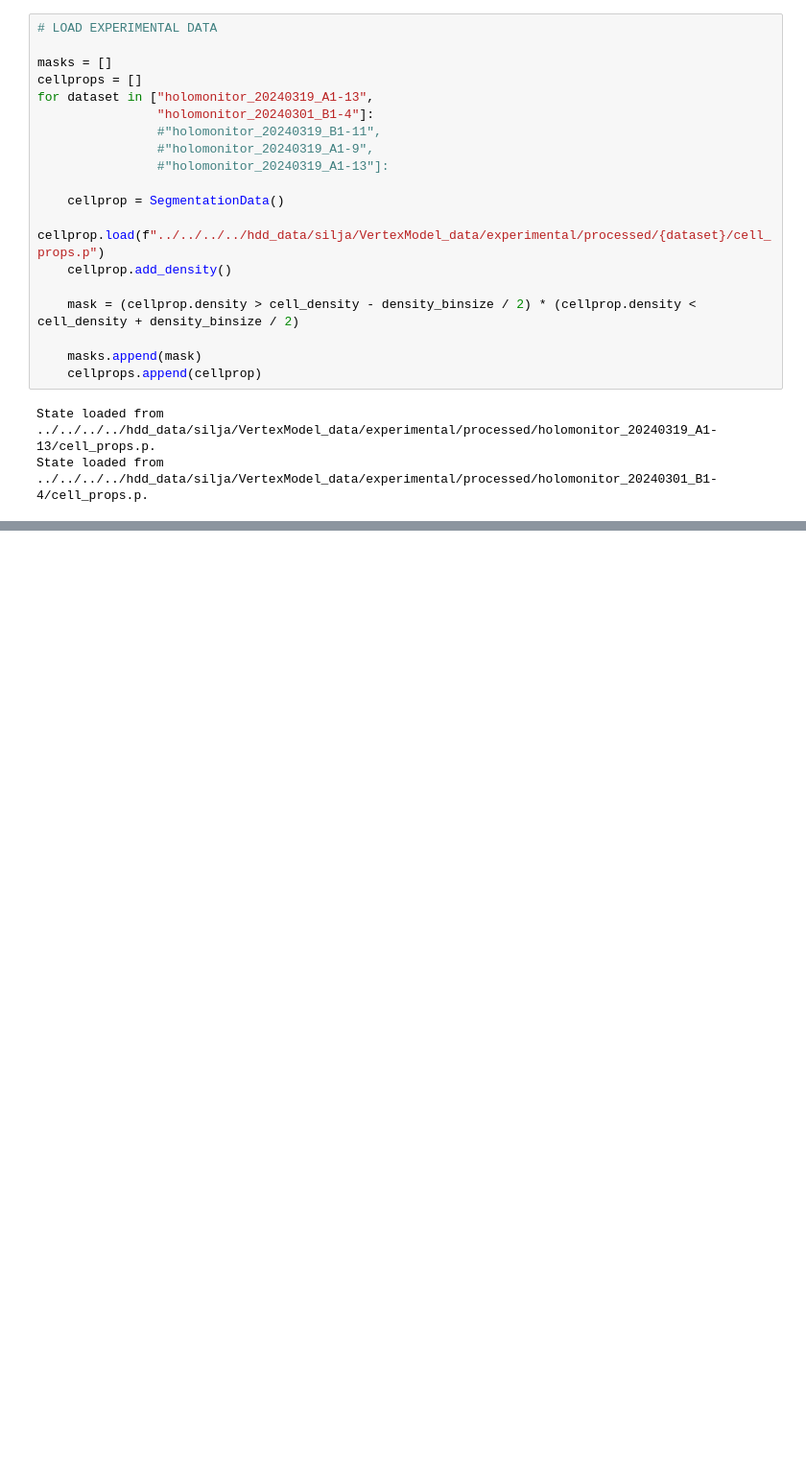
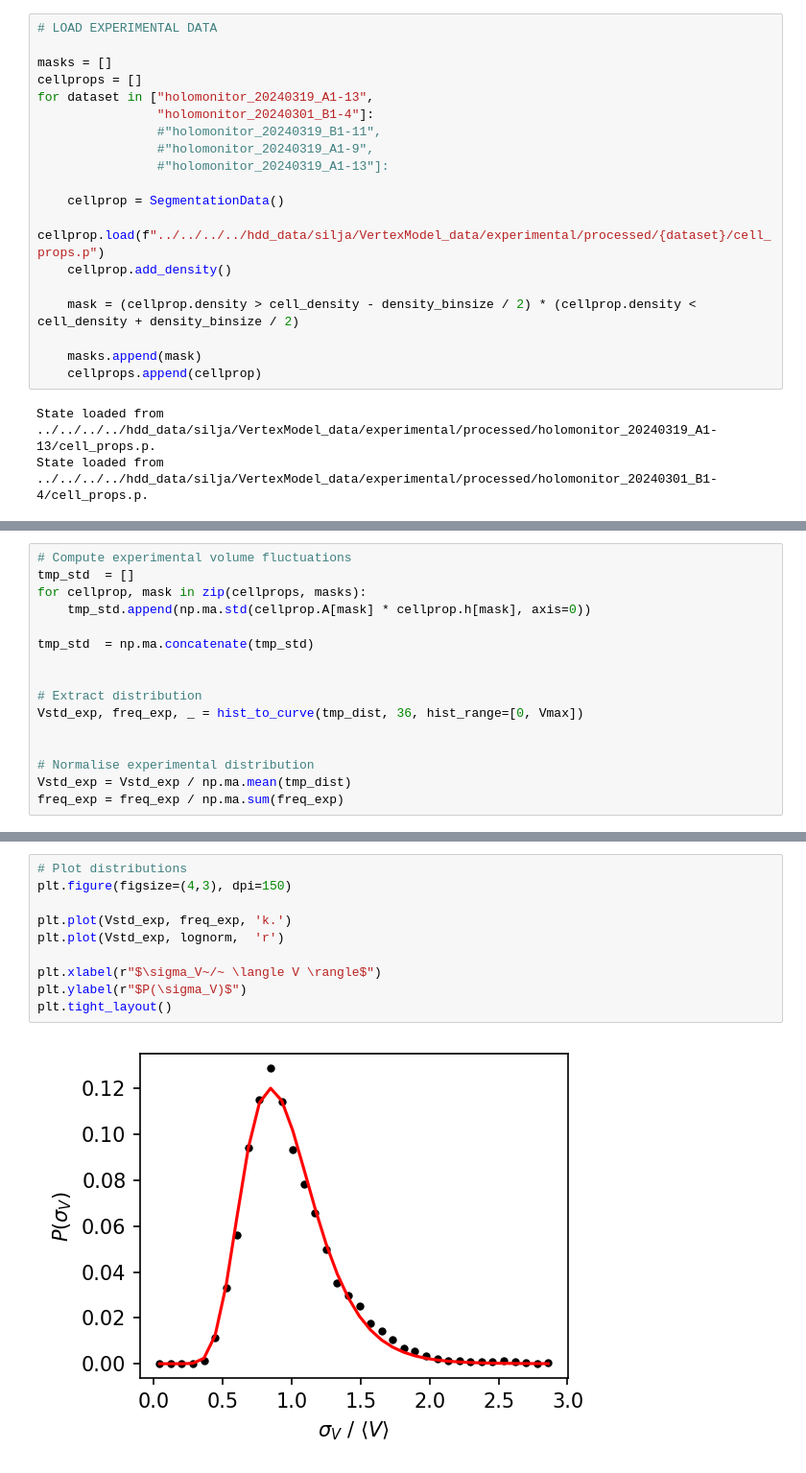
Before and after one commit to siljabl/VertexModel, a Jupyter notebook: scripts/notebooks/volume_distribution.ipynb, the cells around one changed output, grey strips where cells are left out. Shown at 96% size. Drawn from its saved outputs; the diff is of its cells as text; blank space fills up the shorter version.

Commit message:
adding volume fluctuations

```diff
--- a/scripts/notebooks/volume_distribution.ipynb
+++ b/scripts/notebooks/volume_distribution.ipynb
@@ -86,0 +88,16 @@ plt.tight_layout()
+# %%
+# Compute experimental volume fluctuations
+tmp_std  = []
+for cellprop, mask in zip(cellprops, masks):
+    tmp_std.append(np.ma.std(cellprop.A[mask] * cellprop.h[mask], axis=0))
+
+tmp_std  = np.ma.concatenate(tmp_std)
+
+
+# Extract distribution
+Vstd_exp, freq_exp, _ = hist_to_curve(tmp_dist, 36, hist_range=[0, Vmax])
+
+
+# Normalise experimental distribution
+Vstd_exp = Vstd_exp / np.ma.mean(tmp_dist)
+freq_exp = freq_exp / np.ma.sum(freq_exp)
@@ -86,0 +114,12 @@ plt.tight_layout()
+# %%
+# Plot distributions
+plt.figure(figsize=(4,3), dpi=150)
+
+plt.plot(Vstd_exp, freq_exp, 'k.')
+plt.plot(Vstd_exp, lognorm,  'r')
+
+plt.xlabel(r"$\sigma_V~/~ \langle V \rangle$")
+plt.ylabel(r"$P(\sigma_V)$")
+plt.tight_layout()
+# %% [output]
+[figure, added]
```
Also changed, not shown: parts of 5 cells of this notebook.
